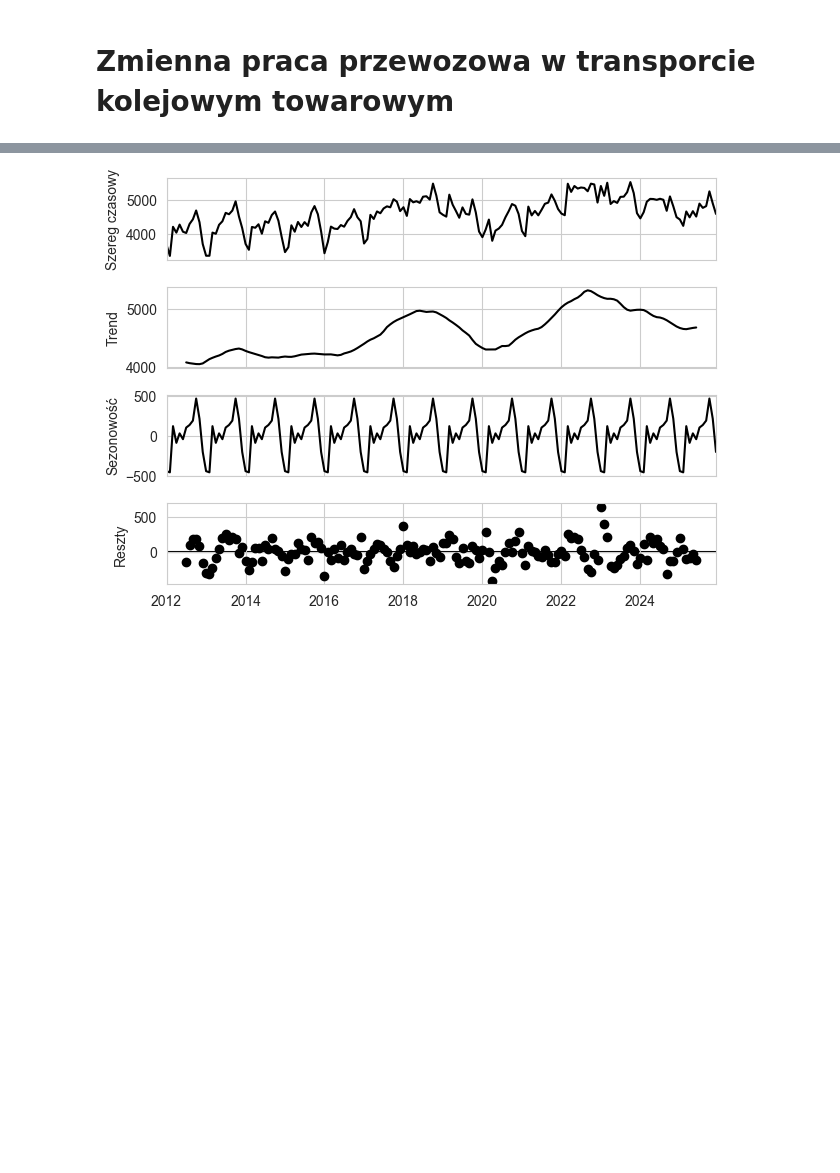
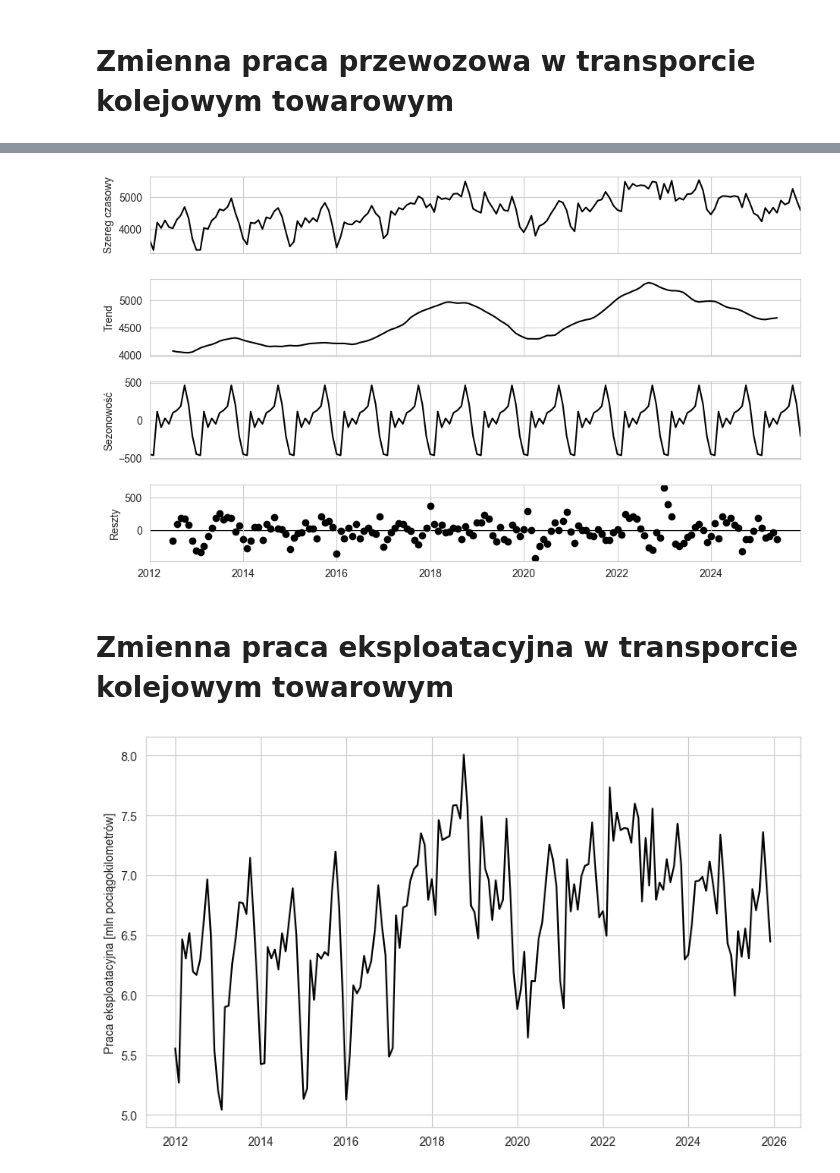
Before and after one commit to przem-pep/praca-magisterska, a Jupyter notebook: python/plotting.ipynb, the cells around one changed output, grey strips where cells are left out. Cells and saved outputs as stored; diff of their text form; code cells hidden in the pictures; blank space fills up the shorter version.

Commit message:
kontynuacja prac nad analizą ilościową

```diff
--- a/python/plotting.ipynb
+++ b/python/plotting.ipynb
@@ -87,7 +97,20 @@ general_plot(
 # %%
 decomp_plot(
     monthly_data["tow_prac_przew"],
-    file="../figures/tow_prac_przew_decomp.png"
+    file="../figures/tow_prac_przew_decomp.png",
+    save_file=True
 )
 # %% [output]
-[figure, old version]
+[figure, new version]
+# %% [markdown]
+# Zmienna praca eksploatacyjna w transporcie kolejowym towarowym
+# %%
+general_plot(
+    monthly_data["tow_prac_eksp"],
+    file="../figures/tow_prac_eksp.png",
+    ylabel="Praca eksploatacyjna [mln pociągokilometrów]",
+    title=None,
+    save_file=True
+)
+# %% [output]
+[figure, added]
```
Also changed, not shown: parts of 6 cells of this notebook, 6 other files.
